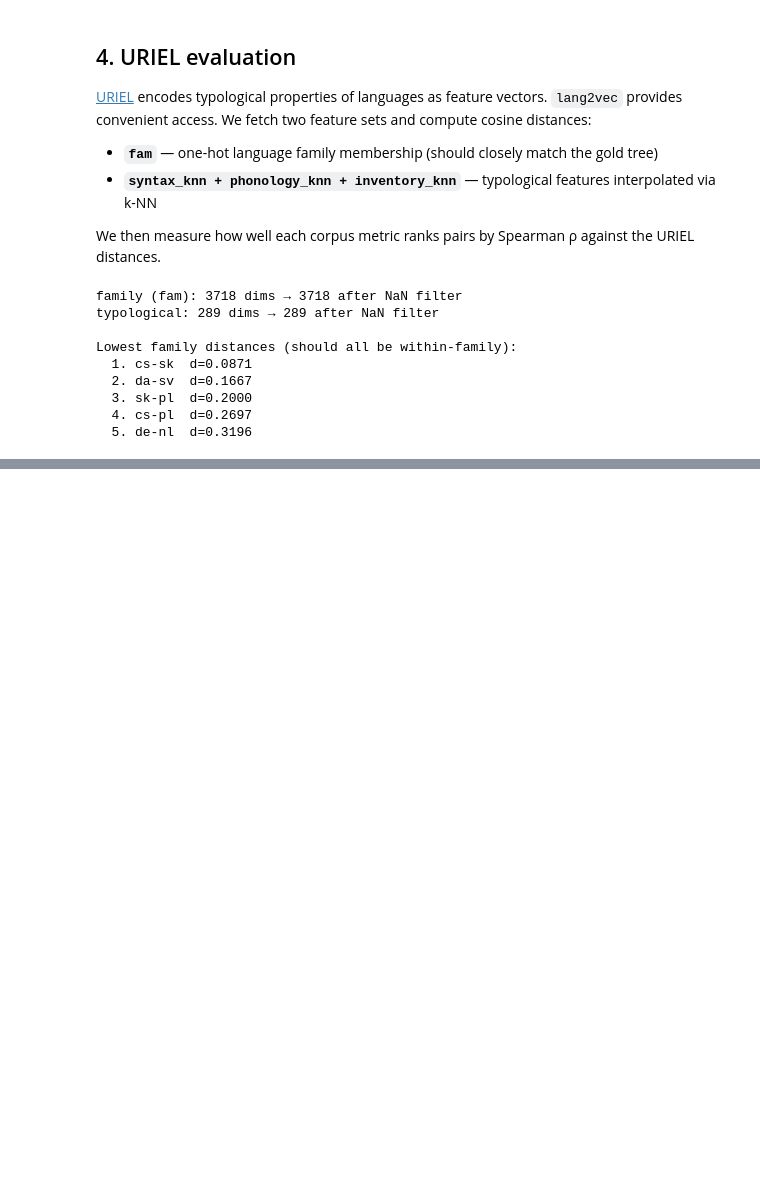
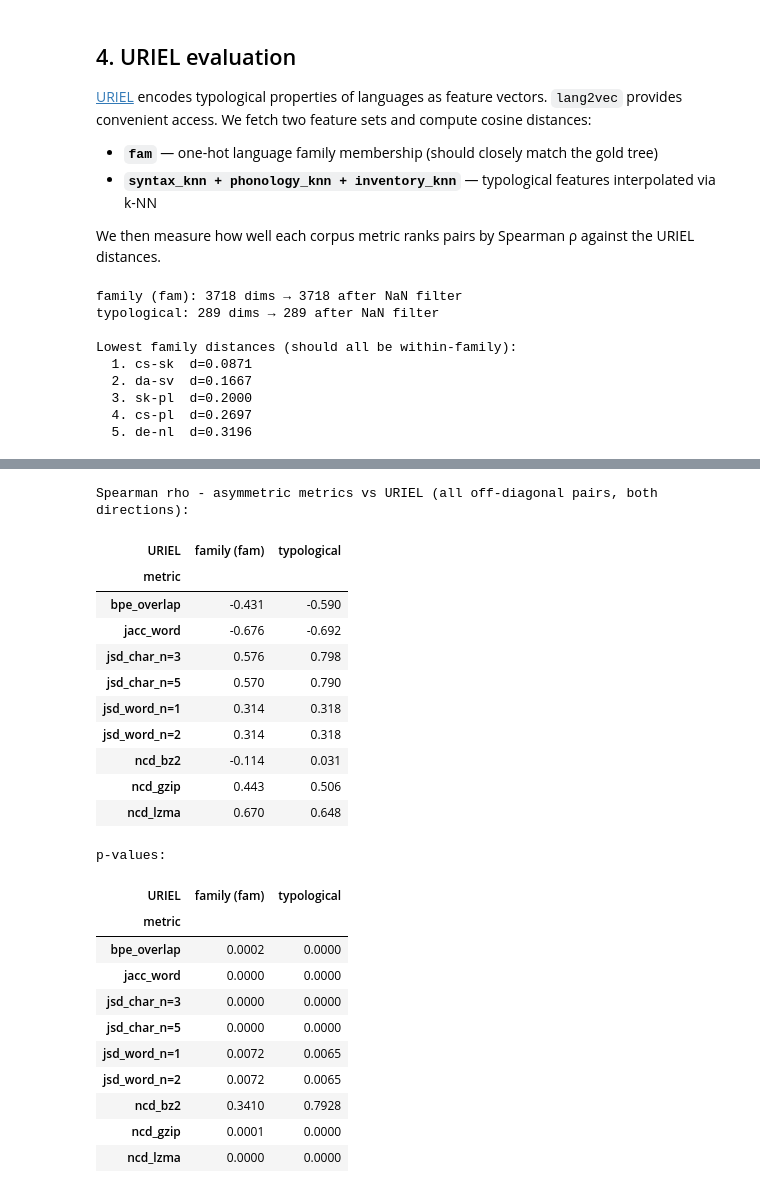
Before and after one commit to hrasto/corpus_helpers, a Jupyter notebook: notebooks/bible_domain_distance.ipynb, the cells around one changed output, grey strips where cells are left out. Cells and saved outputs as stored; diff of their text form; code cells hidden in the pictures; blank space fills up the shorter version.

```diff
--- a/notebooks/bible_domain_distance.ipynb
+++ b/notebooks/bible_domain_distance.ipynb
@@ -345,16 +353,0 @@ display(df_gold.style.background_gradient(cmap='YlOrRd').format('{:.0f}'))
-# %%
-def make_linkage(mat: np.ndarray) -> np.ndarray:
-    return linkage(squareform(mat), method='average')
-
-Z_gold   = make_linkage(gold_mat)
-Z_metric = {name: make_linkage(mat) for name, mat in METRIC_MATS.items()}
-
-# Cophenetic distances from each tree
-coph_gold = cophenet(Z_gold)   # condensed-form cophenetic distances
-coph_metrics = {name: cophenet(Z) for name, Z in Z_metric.items()}
-
-# Spearman correlation between metric tree and gold tree (via cophenetic distances)
-print('Cophenetic correlation with gold tree (Spearman ρ on cophenetic distances):')
-for name, coph in coph_metrics.items():
-    r, p = spearmanr(coph, coph_gold)
-    print(f'  {name:10s}  ρ = {r:.4f}  p = {p:.4f}')
@@ -388,0 +472,44 @@ plt.show()
+# %%
+# All off-diagonal entries (both directions), since the matrix is asymmetric
+off_diag = [(i, j) for i in range(N) for j in range(N) if i != j]
+
+rows = []
+for metric_name, metric_mat in ASYM_MATS.items():
+    metric_vals = np.array([metric_mat[i, j] for i, j in off_diag])
+    for uriel_name, uriel_mat in uriel_mats.items():
+        uriel_vals = np.array([uriel_mat[i, j] for i, j in off_diag])
+        r, p = spearmanr(metric_vals, uriel_vals)
+        rows.append({'metric': metric_name, 'URIEL': uriel_name, 'rho': r, 'p': p})
+
+df_asym_corr = pd.DataFrame(rows).pivot(index='metric', columns='URIEL', values='rho')
+print('Spearman rho - asymmetric metrics vs URIEL (all off-diagonal pairs, both directions):')
+display(df_asym_corr.style.background_gradient(cmap='RdYlGn', vmin=-1, vmax=1).format('{:.3f}'))
+
+df_asym_p = pd.DataFrame(rows).pivot(index='metric', columns='URIEL', values='p')
+print('\np-values:')
+display(df_asym_p.style.format('{:.4f}'))
+# %% [output]
+Spearman rho - asymmetric metrics vs URIEL (all off-diagonal pairs, both directions):
+| URIEL | family (fam) | typological |
+| metric |  |  |
+| bpe_overlap | -0.431 | -0.590 |
+| jacc_word | -0.676 | -0.692 |
+| jsd_char_n=3 | 0.576 | 0.798 |
+| jsd_char_n=5 | 0.570 | 0.790 |
+| jsd_word_n=1 | 0.314 | 0.318 |
+| jsd_word_n=2 | 0.314 | 0.318 |
+| ncd_bz2 | -0.114 | 0.031 |
+| ncd_gzip | 0.443 | 0.506 |
+| ncd_lzma | 0.670 | 0.648 |
+p-values:
+| URIEL | family (fam) | typological |
+| metric |  |  |
+| bpe_overlap | 0.0002 | 0.0000 |
+| jacc_word | 0.0000 | 0.0000 |
+| jsd_char_n=3 | 0.0000 | 0.0000 |
+| jsd_char_n=5 | 0.0000 | 0.0000 |
+| jsd_word_n=1 | 0.0072 | 0.0065 |
+| jsd_word_n=2 | 0.0072 | 0.0065 |
+| ncd_bz2 | 0.3410 | 0.7928 |
+| ncd_gzip | 0.0001 | 0.0000 |
+| ncd_lzma | 0.0000 | 0.0000 |
```
Also changed, not shown: parts of 17 cells of this notebook, 3 other files.
